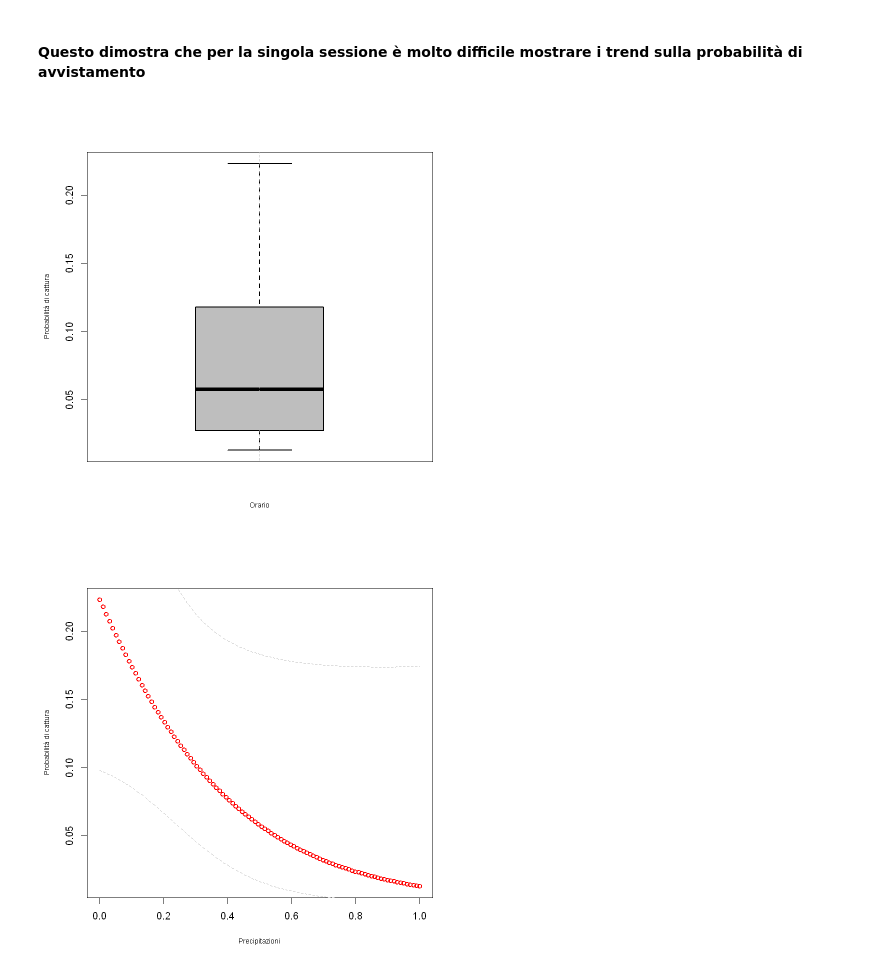
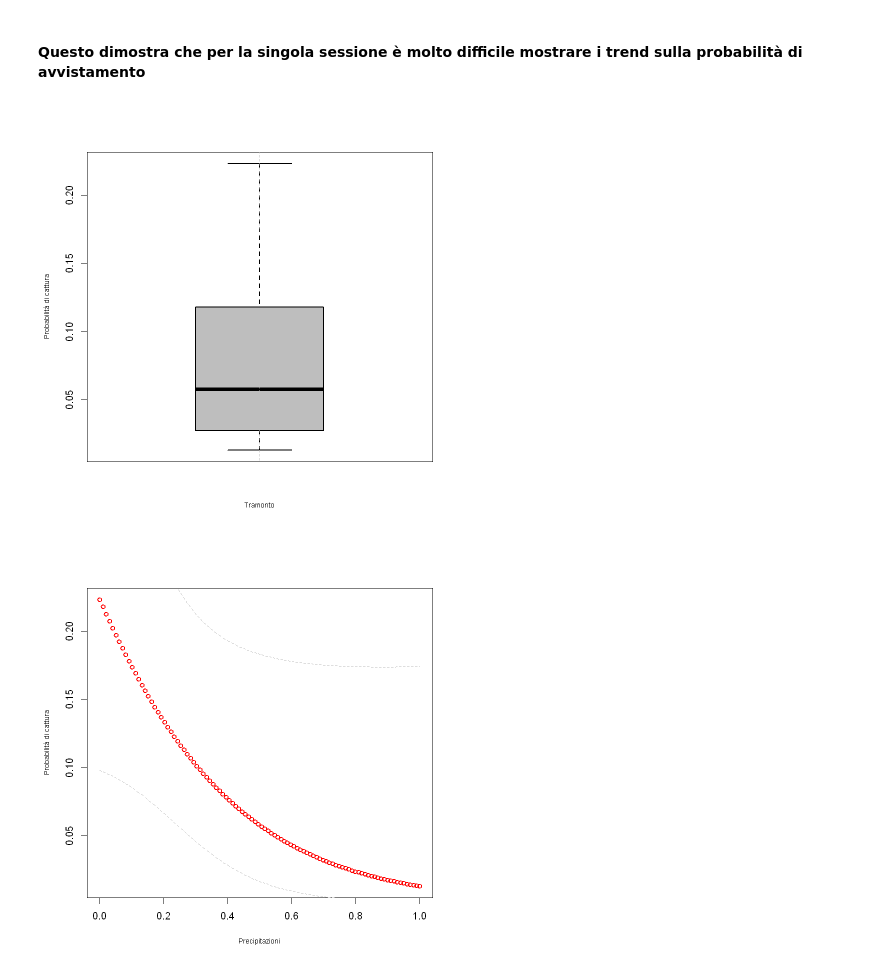
Before and after one commit to GabyOM/Chionomys-nivalis-analysis, a Jupyter notebook: 8.1. Analisi Best Model-Sessione-1.ipynb, the cells around one changed output. Saved outputs shown, nothing was run; the diff lists cells and outputs as text; code cells hidden in the pictures.

```diff
--- a/8.1. Analisi Best Model-Sessione-1.ipynb
+++ b/8.1. Analisi Best Model-Sessione-1.ipynb
@@ -219,14 +219,14 @@ with(Elambda_unscaled, {
 #### Questo dimostra che per la singola sessione è molto difficile mostrare i trend sulla probabilità di avvistamento
 # %%
 with(Elambda_unscaled, {
-    plot(orario, Predicted, xlab="Orario",
+    plot(orario, Predicted, xlab="Tramonto",
         ylab="Probabilità di cattura",
         cex.lab=0.7, lwd=2, col="grey")
     lines(orario, upper, lty=2, col="grey")
     lines(orario, lower,lty=2, col="grey" )
 })
 # %% [output]
-[figure, old version]
+[figure, new version]
 # %%
 with(Elambda_unscaled, {
     plot(precip, Predicted, xlab="Precipitazioni",
```
